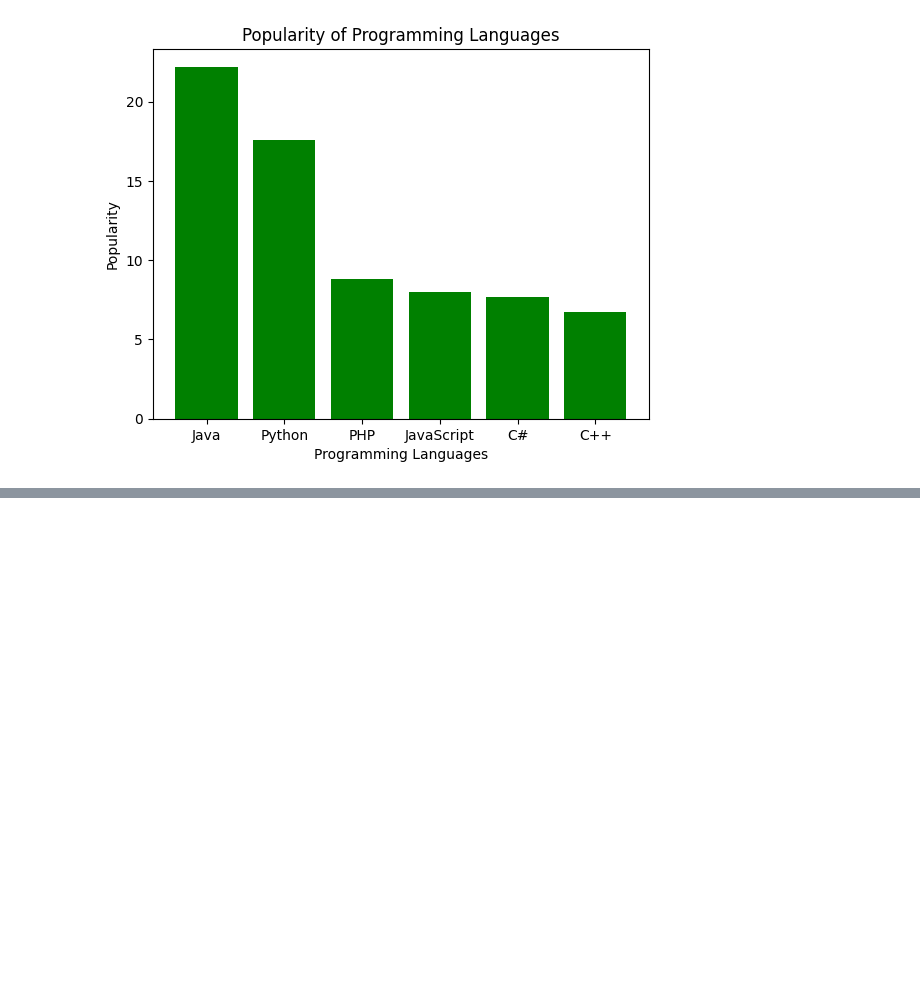
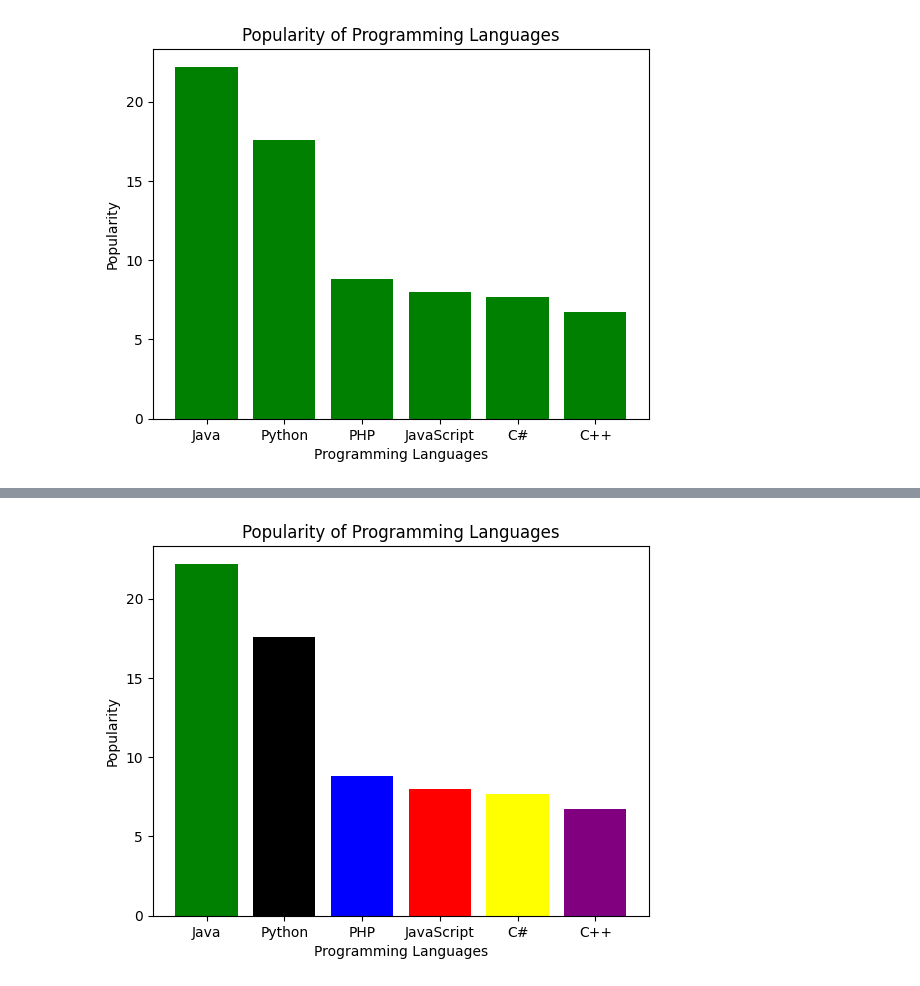
Before and after one commit to shivyelave/Python-Libraries, a Jupyter notebook: Matplotlib/matplotlib_barchart.ipynb, the cells around one changed output, grey strips where cells are left out. Drawn from its saved outputs; the diff is of its cells as text; code cells hidden in the pictures; blank space fills up the shorter version.

Commit message:
[Shiv] Add: Different color for each bar

```diff
--- a/Matplotlib/matplotlib_barchart.ipynb
+++ b/Matplotlib/matplotlib_barchart.ipynb
@@ -90,0 +96,22 @@ if __name__ == '__main__':
+# %%
+import matplotlib.pyplot as plt
+
+def main():
+    # Data
+    programming_languages = ['Java', 'Python', 'PHP', 'JavaScript', 'C#', 'C++']
+    popularity = [22.2, 17.6, 8.8, 8, 7.7, 6.7]
+    colors = ['green','black','blue','red','yellow','purple']
+
+    plt.bar(programming_languages, popularity,color = colors)
+
+    # Add titles and labels
+    plt.title('Popularity of Programming Languages')
+    plt.xlabel('Programming Languages')
+    plt.ylabel('Popularity')
+
+    plt.show()
+
+if __name__ == '__main__':
+    main()
+# %% [output]
+[figure, added]
```
Also changed, not shown: parts of 1 cell of this notebook.
